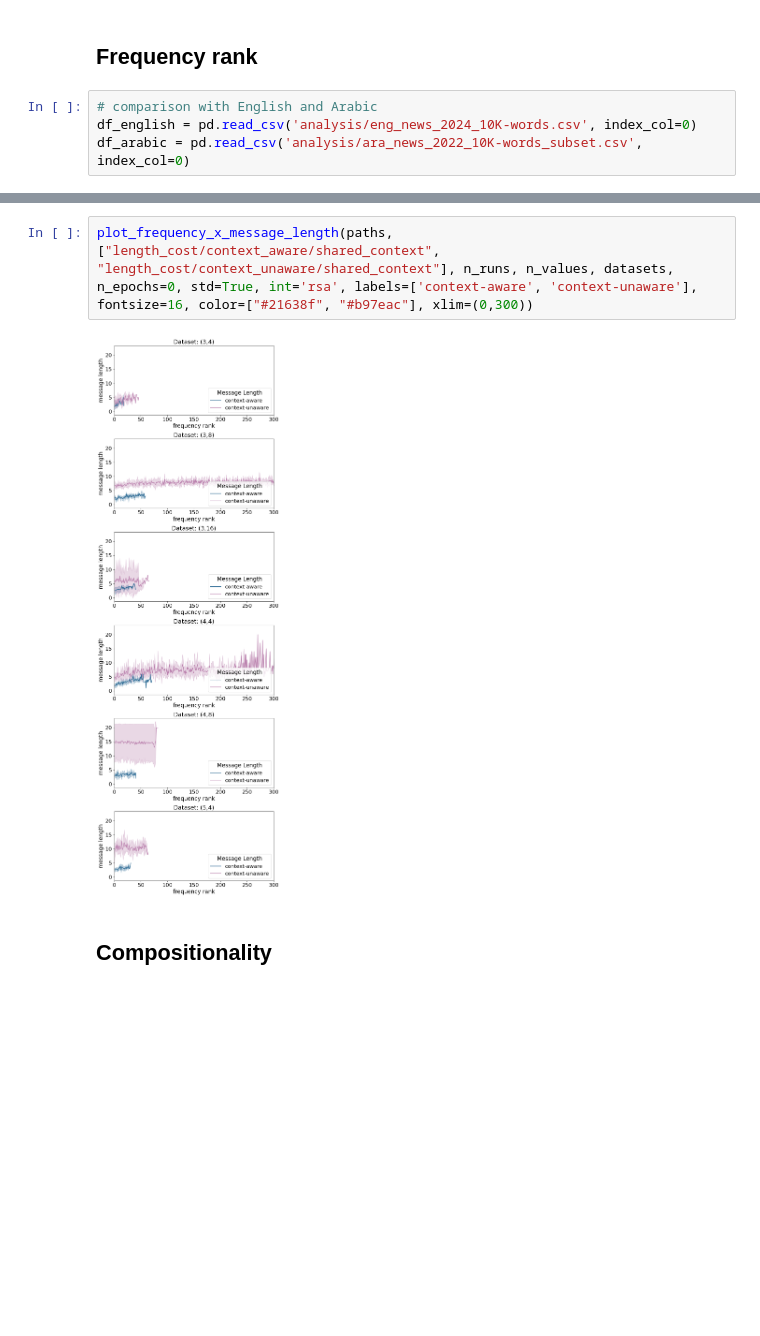
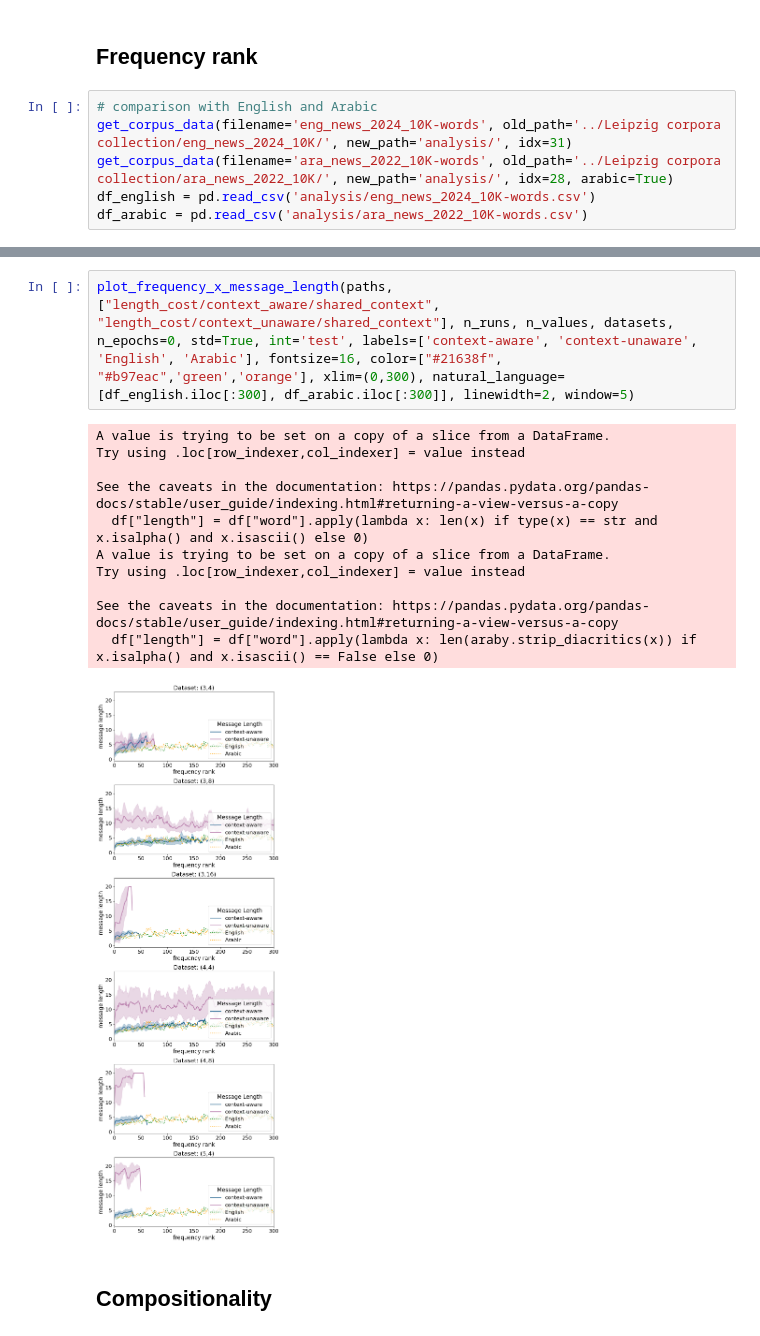
Before and after one commit to kristinakobrock/pragmatic-mechanisms, a Jupyter notebook: analysis_rsa_shared_context.ipynb, the cells around one changed output, grey strips where cells are left out. Cells and saved outputs as stored; diff of their text form; blank space fills up the shorter version.

Commit message:
corpus handling etc.

```diff
--- a/analysis_rsa_shared_context.ipynb
+++ b/analysis_rsa_shared_context.ipynb
@@ -1323,8 +1341,10 @@ saved results/(4,4)_game_size_10_vsf_0/length_cost/context_unaware/shared_contex
 ## Frequency rank
 # %%
 # comparison with English and Arabic
-df_english = pd.read_csv('analysis/eng_news_2024_10K-words.csv', index_col=0)
-df_arabic = pd.read_csv('analysis/ara_news_2022_10K-words_subset.csv', index_col=0)
+get_corpus_data(filename='eng_news_2024_10K-words', old_path='../Leipzig corpora collection/eng_news_2024_10K/', new_path='analysis/', idx=31)
+get_corpus_data(filename='ara_news_2022_10K-words', old_path='../Leipzig corpora collection/ara_news_2022_10K/', new_path='analysis/', idx=28, arabic=True)
+df_english = pd.read_csv('analysis/eng_news_2024_10K-words.csv')
+df_arabic = pd.read_csv('analysis/ara_news_2022_10K-words.csv')
 # %%
 plot_frequency(paths, ["length_cost/context_aware/shared_context", "length_cost/context_unaware/shared_context"], n_runs, n_values, datasets, n_epochs=0, int='rsa', std=True, labels=['context-aware', 'context-unaware', 'English', 'Arabic'], frequency='message', fontsize=16, color=["#21638f", "#b97eac",'green','orange'], ylim=(-0.025, 0.275), yticks=[0, 0.05, 0.1, 0.15, 0.2, 0.25], xlim=(0,30), natural_language=[df_english.iloc[:30], df_arabic.iloc[:30]], linewidth=2)
 # %% [output]
@@ -1342,7 +1362,17 @@ See the caveats in the documentation: https://pandas.pydata.org/pandas-docs/stab
 # %%
-plot_frequency_x_message_length(paths, ["length_cost/context_aware/shared_context", "length_cost/context_unaware/shared_context"], n_runs, n_values, datasets, n_epochs=0, std=True, int='rsa', labels=['context-aware', 'context-unaware'], fontsize=16, color=["#21638f", "#b97eac"], xlim=(0,300))
+plot_frequency_x_message_length(paths, ["length_cost/context_aware/shared_context", "length_cost/context_unaware/shared_context"], n_runs, n_values, datasets, n_epochs=0, std=True, int='test', labels=['context-aware', 'context-unaware', 'English', 'Arabic'], fontsize=16, color=["#21638f", "#b97eac",'green','orange'], xlim=(0,300), natural_language=[df_english.iloc[:300], df_arabic.iloc[:300]], linewidth=2, window=5)
 # %% [output]
+A value is trying to be set on a copy of a slice from a DataFrame.
+Try using .loc[row_indexer,col_indexer] = value instead
+
+See the caveats in the documentation: https://pandas.pydata.org/pandas-docs/stable/user_guide/indexing.html#returning-a-view-versus-a-copy
+  df["length"] = df["word"].apply(lambda x: len(x) if type(x) == str and x.isalpha() and x.isascii() else 0)
+A value is trying to be set on a copy of a slice from a DataFrame.
+Try using .loc[row_indexer,col_indexer] = value instead
+
+See the caveats in the documentation: https://pandas.pydata.org/pandas-docs/stable/user_guide/indexing.html#returning-a-view-versus-a-copy
+  df["length"] = df["word"].apply(lambda x: len(araby.strip_diacritics(x)) if x.isalpha() and x.isascii() == False else 0)
-[figure, old version]
+[figure, new version]
 # %% [markdown]
 ## Compositionality
 # %%
```
Also changed, not shown: parts of 3 cells of this notebook, 43 other files.
